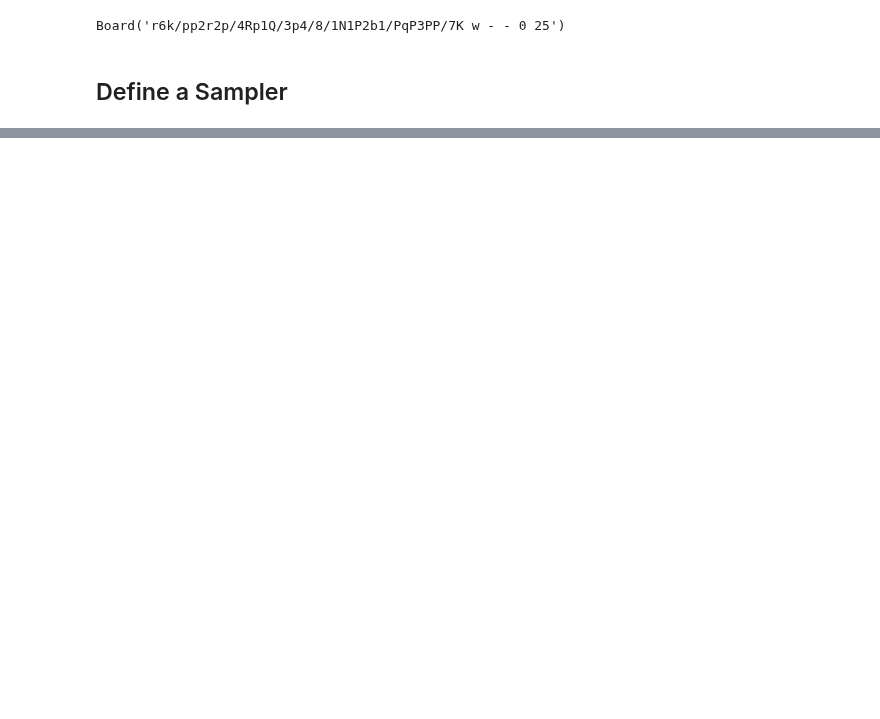
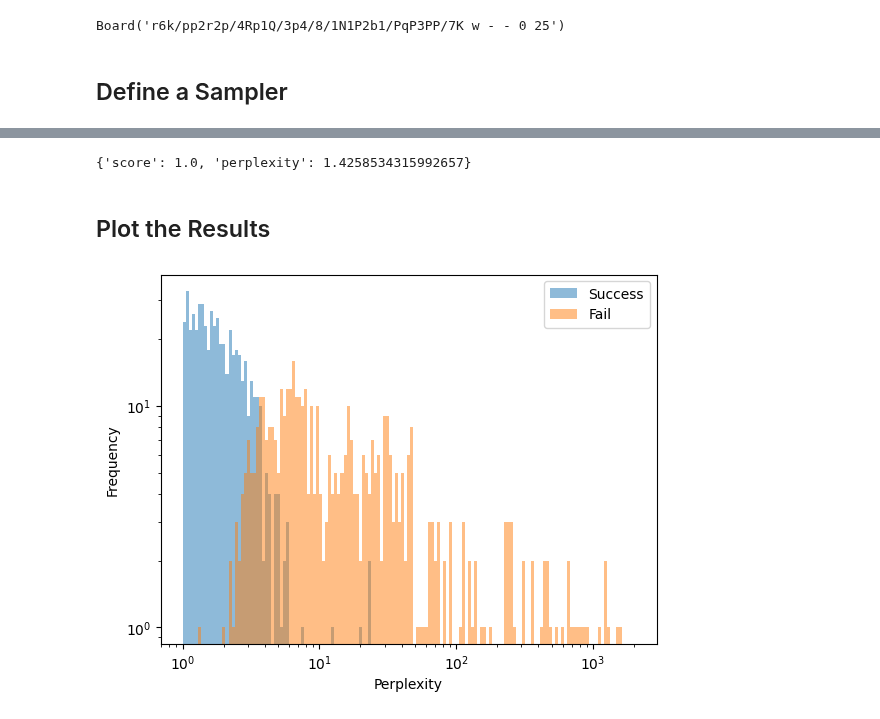
Before and after one commit to Xmaster6y/lczerolens, a Jupyter notebook: docs/source/notebooks/features/evaluate-models-on-puzzles.ipynb, the cells around one changed output, grey strips where cells are left out. Saved outputs shown, nothing was run; the diff lists cells and outputs as text; code cells hidden in the pictures; blank space fills up the shorter version.

```diff
--- a/docs/source/notebooks/features/evaluate-models-on-puzzles.ipynb
+++ b/docs/source/notebooks/features/evaluate-models-on-puzzles.ipynb
@@ -88,0 +97,46 @@ f"Policy: {s_res}, Random: {r_res}"
+# %%
+def puzzle_generator(dataset, lim=1_000):
+    i = 0
+    for d in dataset:
+        i += 1
+        if i > lim:
+            break
+        yield Puzzle.from_dict(d)
+# %%
+res_gen = Puzzle.evaluate_multiple(puzzle_generator(dataset), strong_sampler, use_perplexity=True, batch_size=1_000)
+# %%
+res_list = list(res_gen)
+res_list[0]
+# %% [output]
+{'score': 1.0, 'perplexity': 1.4258534315992657}
+# %% [markdown]
+## Plot the Results
+# %%
+success_puzzles = []
+fail_puzzles = []
+success_perplexity = []
+fail_perplexity = []
+for m, puzzle in zip(res_list, puzzle_generator(dataset)):
+    if m["score"] == 0:
+        fail_puzzles.append(puzzle)
+        fail_perplexity.append(m["perplexity"])
+    else:
+        success_puzzles.append(puzzle)
+        success_perplexity.append(m["perplexity"])
+# %%
+import matplotlib.pyplot as plt
+import numpy as np
+
+_, bins = np.histogram(success_perplexity + fail_perplexity)
+logbins = np.logspace(np.log10(bins[0]), np.log10(bins[-1]), 150)
+
+plt.hist(success_perplexity, bins=logbins, label="Success", alpha=0.5)
+plt.hist(fail_perplexity, bins=logbins, label="Fail", alpha=0.5)
+plt.xlabel("Perplexity")
+plt.ylabel("Frequency")
+plt.xscale("log")
+plt.yscale("log")
+plt.legend()
+plt.show()
+# %% [output]
+[figure, added]
```
Also changed, not shown: parts of 9 cells of this notebook.
